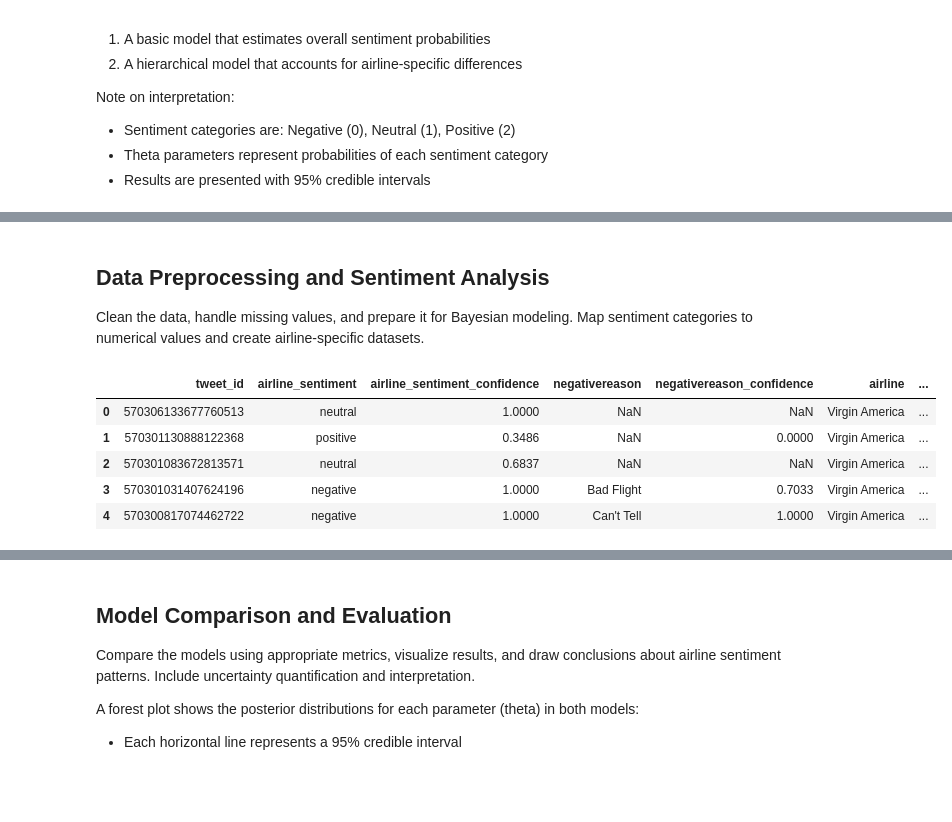
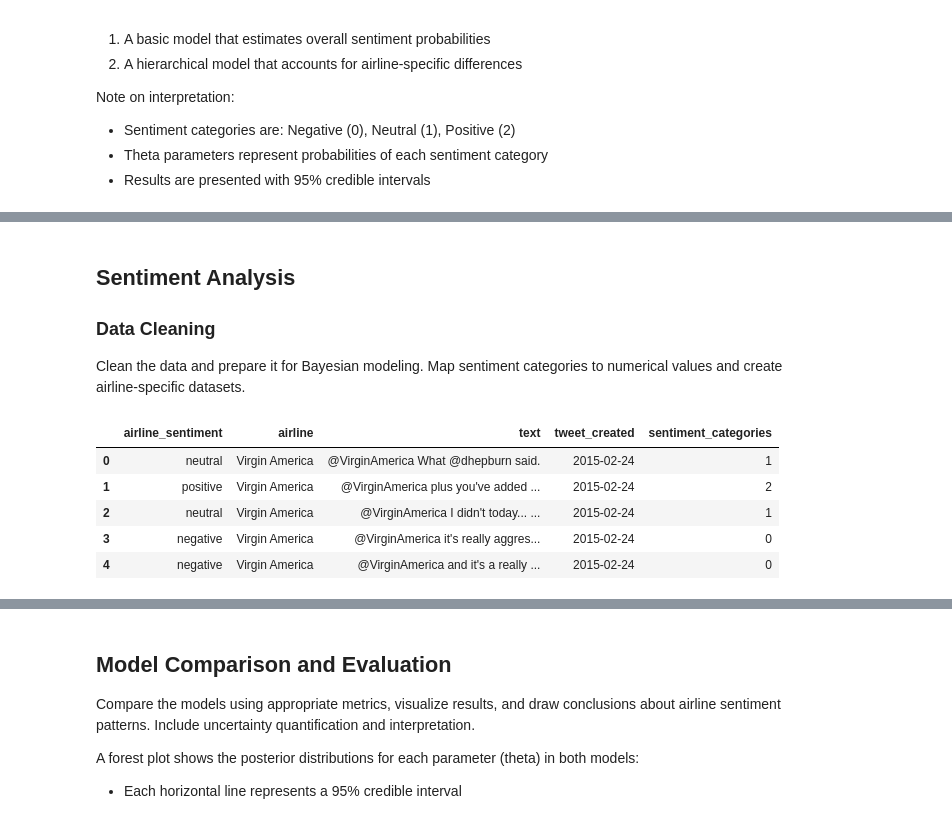
Before and after one commit to GerrieStrongbow/pymc_assignment, a Jupyter notebook: Bayesian_modelling.ipynb, the cells around one changed output, grey strips where cells are left out. Drawn from its saved outputs; the diff is of its cells as text; code cells hidden in the pictures; blank space fills up the shorter version.

```diff
--- a/Bayesian_modelling.ipynb
+++ b/Bayesian_modelling.ipynb
@@ -25,28 +27,13 @@ import seaborn as sns
 df = pd.read_csv("data/Tweets.csv")
 
 # Show basic information about the dataset
-df.info()
 df.head()
 
-# Check for missing values
-missing_values = df.isnull().sum()
-print(missing_values)
+df.info()
 
-# Visualize sentiment distribution
-plt.figure(figsize=(10, 6))
-sns.countplot(x='airline_sentiment', data=df)
-plt.title("Sentiment Distribution")
-plt.xlabel("Sentiment")
-plt.ylabel("Count")
-plt.show()
-
-# Visualize airline distribution
-plt.figure(figsize=(10, 6))
-sns.countplot(x='airline', data=df)
-plt.title("Airline Distribution")
-plt.xlabel("Airline")
-plt.ylabel("Count")
-plt.show()
+# Time period of the data
+df['tweet_created'] = pd.to_datetime(df['tweet_created']).dt.date
+print(f"Time period from {df['tweet_created'].min()} to {df['tweet_created'].max()}")
 # %% [output]
 <class 'pandas.core.frame.DataFrame'>
 RangeIndex: 14640 entries, 0 to 14639
@@ -69,0 +59,5 @@ dtype: int64
+# %%
+df.pop('airline_sentiment_gold')
+df.pop('negativereason_gold')
+
+df.head()
@@ -70,34 +207,37 @@ dtype: int64
 # %% [markdown]
-## Data Preprocessing and Sentiment Analysis
+## Sentiment Analysis
 
-Clean the data, handle missing values, and prepare it for Bayesian modeling. Map sentiment categories to numerical values and create airline-specific datasets.
+### Data Cleaning
+
+Clean the data and prepare it for Bayesian modeling. Map sentiment categories to numerical values and create airline-specific datasets.
 # %%
-# Data Preprocessing and Sentiment Analysis
-
-# Drop rows with missing sentiment values
-df = df.dropna(subset=['airline_sentiment'])
+# Clean the dataset
+df = df[['airline_sentiment',
+         'airline',
+         'text',
+         'tweet_created']]
 
 # Map sentiment categories to numerical values (required for PyMC's categorical distribution)
 sentiment_map = {'negative': 0, 'neutral': 1, 'positive': 2}
-df['sentiment_numeric'] = df['airline_sentiment'].map(sentiment_map)
+df['sentiment_categories'] = df['airline_sentiment'].map(sentiment_map)
 
 # Create airline-specific datasets
 airlines = df['airline'].unique()
 airline_data = {
     airline: {
-        'counts': df[df['airline'] == airline]['sentiment_numeric'].value_counts().reindex([0, 1, 2], fill_value=0).values,
+        'counts': df[df['airline'] == airline]['sentiment_categories'].value_counts().reindex([0, 1, 2], fill_value=0).values,
         'total': len(df[df['airline'] == airline])
     }
     for airline in airlines
 }
 
 # Display the first few rows of the cleaned dataset
 df.head()
 # %% [output]
-|  | tweet_id | airline_sentiment | airline_sentiment_confidence | negativereason | negativereason_confidence | airline | ... |
-| 0 | 570306133677760513 | neutral | 1.0000 | NaN | NaN | Virgin America | ... |
-| 1 | 570301130888122368 | positive | 0.3486 | NaN | 0.0000 | Virgin America | ... |
-| 2 | 570301083672813571 | neutral | 0.6837 | NaN | NaN | Virgin America | ... |
-| 3 | 570301031407624196 | negative | 1.0000 | Bad Flight | 0.7033 | Virgin America | ... |
-| 4 | 570300817074462722 | negative | 1.0000 | Can't Tell | 1.0000 | Virgin America | ... |
+|  | airline_sentiment | airline | text | tweet_created | sentiment_categories |
+| 0 | neutral | Virgin America | @VirginAmerica What @dhepburn said. | 2015-02-24 | 1 |
+| 1 | positive | Virgin America | @VirginAmerica plus you've added ... | 2015-02-24 | 2 |
+| 2 | neutral | Virgin America | @VirginAmerica I didn't today... ... | 2015-02-24 | 1 |
+| 3 | negative | Virgin America | @VirginAmerica it's really aggres... | 2015-02-24 | 0 |
+| 4 | negative | Virgin America | @VirginAmerica and it's a really ... | 2015-02-24 | 0 |
 # %% [markdown]
```
Also changed, not shown: parts of 18 cells of this notebook.
